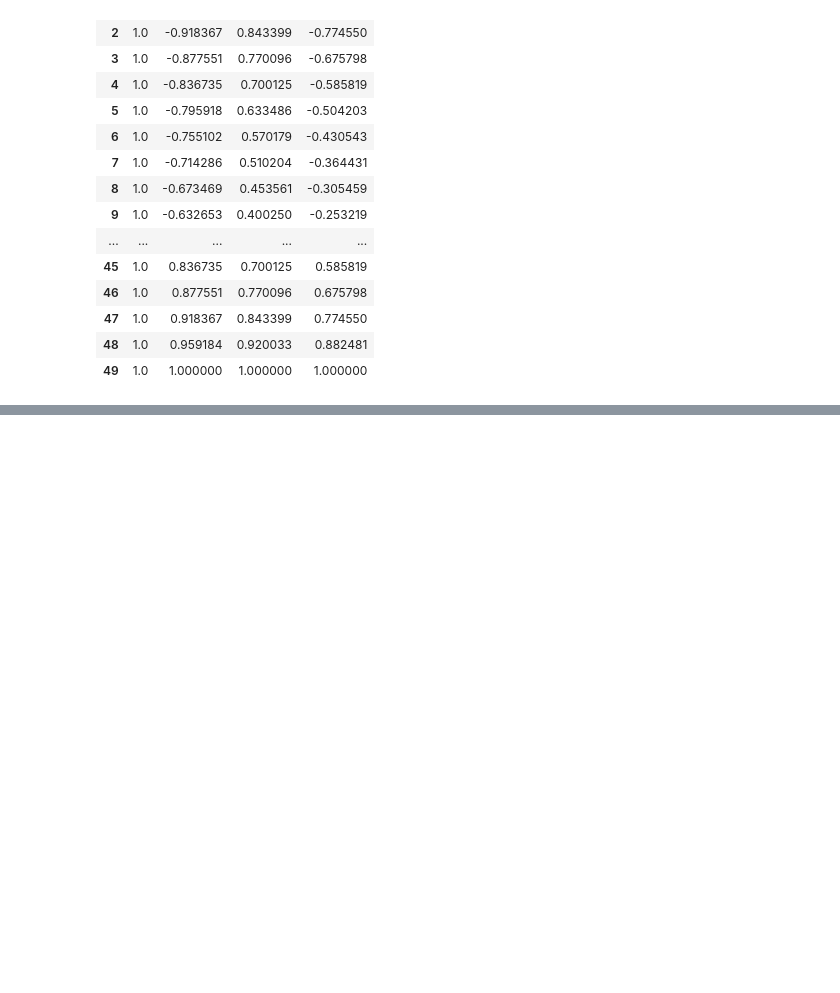
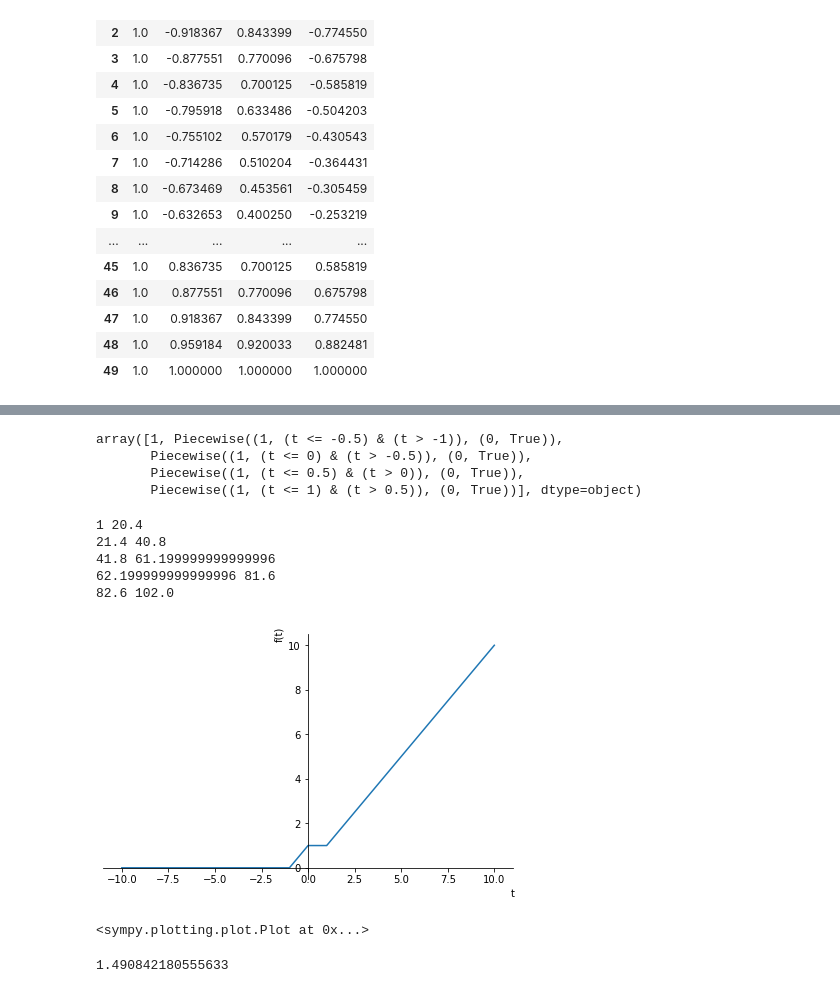
Before and after one commit to TedOiler/dexpy, a Jupyter notebook: test_functional.ipynb, the cells around one changed output, grey strips where cells are left out. Saved outputs shown, nothing was run; the diff lists cells and outputs as text; code cells hidden in the pictures; blank space fills up the shorter version.

```diff
--- a/test_functional.ipynb
+++ b/test_functional.ipynb
@@ -130,0 +127,11 @@ array([-0.        , -0.        , -0.        , -0.        , -0.        ,
+# %%
+c_t = np.append(1, np.array([smp.Piecewise((1, ((t>-1) & (t<=-0.5))), (0, True)),
+                             smp.Piecewise((1, ((t>-0.5) & (t<=0))), (0, True)),
+                             smp.Piecewise((1, ((t>0) & (t<=0.5))), (0, True)),
+                             smp.Piecewise((1, ((t>0.5) & (t<=1))), (0, True))]))
+c_t
+# %% [output]
+array([1, Piecewise((1, (t <= -0.5) & (t > -1)), (0, True)),
+       Piecewise((1, (t <= 0) & (t > -0.5)), (0, True)),
+       Piecewise((1, (t <= 0.5) & (t > 0)), (0, True)),
+       Piecewise((1, (t <= 1) & (t > 0.5)), (0, True))], dtype=object)
@@ -130,0 +154,27 @@ array([-0.        , -0.        , -0.        , -0.        , -0.        ,
+# %%
+divide(102,5)
+# %% [output]
+1 20.4
+21.4 40.8
+41.8 61.199999999999996
+62.199999999999996 81.6
+82.6 102.0
+# %%
+import sympy as smp
+from basis import *
+t = smp.symbols('t')
+
+c_t = relu(x=t, centers=[-1, 0, 1])
+w_c_t = [0, 1, -1, 1]
+
+smp.plot(w_c_t @ c_t.T)
+# %% [output]
+[figure, added]
+<sympy.plotting.plot.Plot at 0x...>
+# %%
+c_t = relu(t, centers=[-1,0,1])
+b_t = gaussian_k(t, centers=[-1,0,1], h=1)
+
+evaluate(c_t, b_t)
+# %% [output]
+1.490842180555633
```
Also changed, not shown: parts of 13 cells of this notebook, 2 other files.
